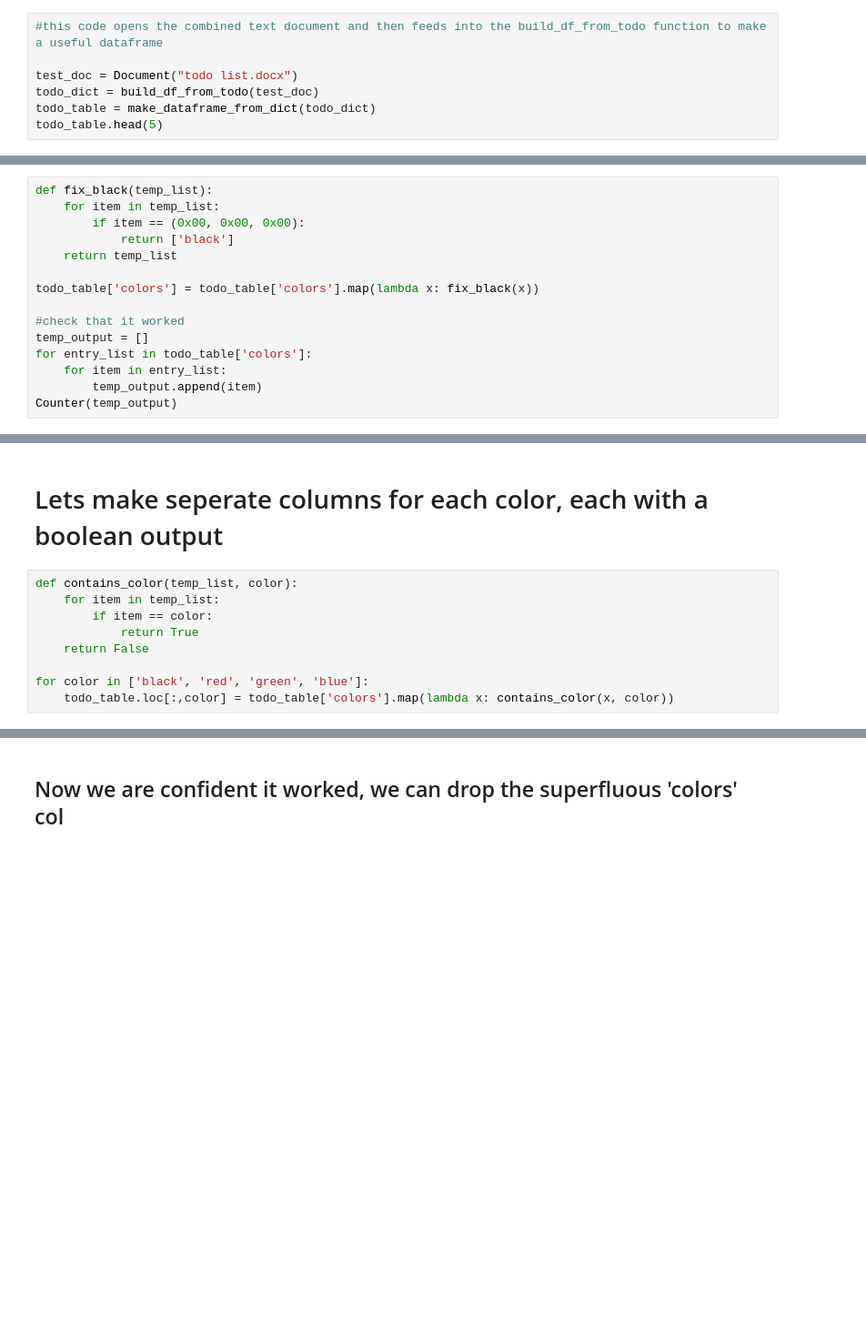
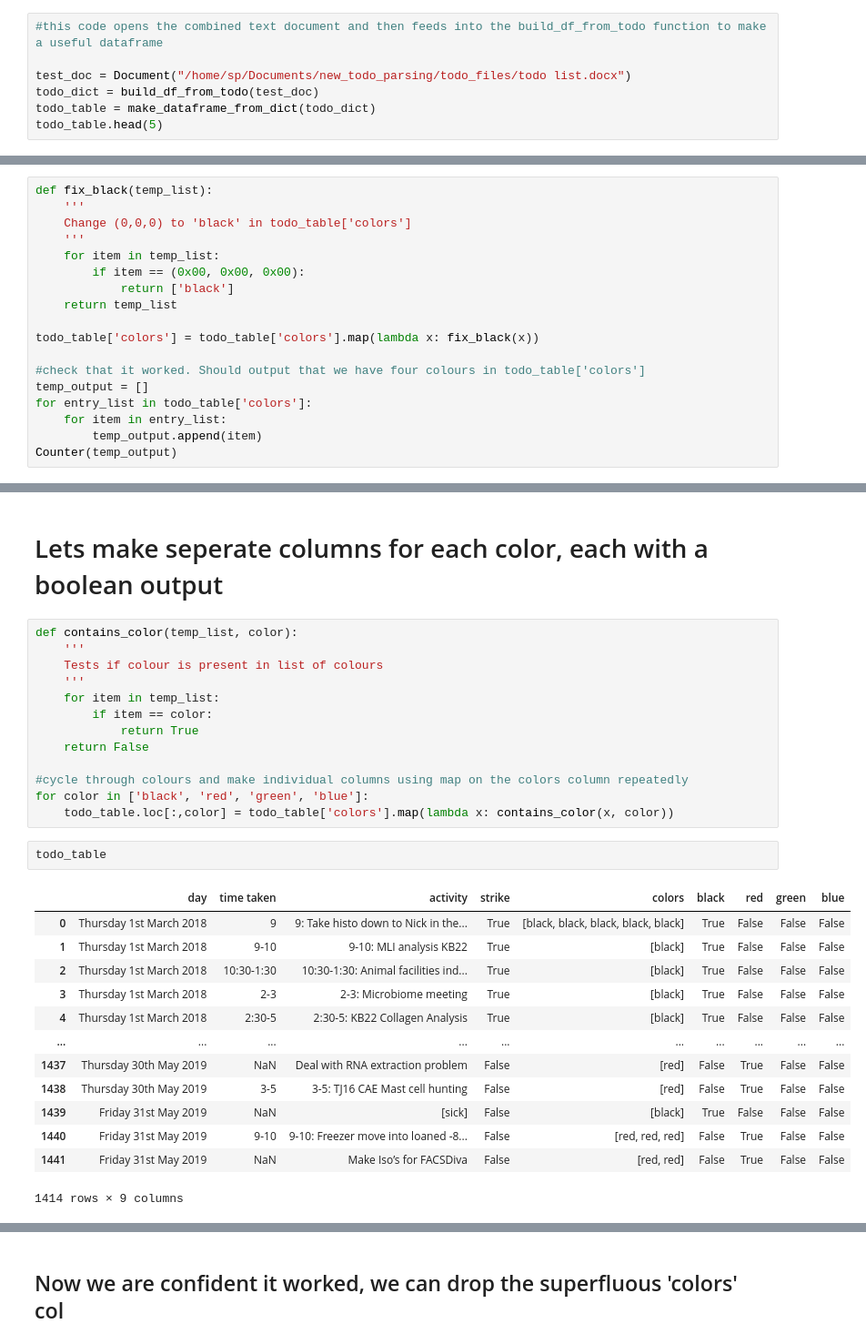
Before and after one commit to adamdoescode/todo-parsing, a Jupyter notebook: parse_and_clean.ipynb, the cells around one changed output, grey strips where cells are left out. Shown at 91% size. Saved outputs shown, nothing was run; the diff lists cells and outputs as text; blank space fills up the shorter version.

```diff
--- a/generate dataframe and clean data.ipynb
+++ b/parse_and_clean.ipynb
@@ -109,7 +122,7 @@ def build_df_from_todo(input_doc):
 # %%
 #this code opens the combined text document and then feeds into the build_df_from_todo function to make a useful dataframe
 
-test_doc = Document("todo list.docx")
+test_doc = Document("/home/sp/Documents/new_todo_parsing/todo_files/todo list.docx")
 todo_dict = build_df_from_todo(test_doc)
 todo_table = make_dataframe_from_dict(todo_dict)
 todo_table.head(5)
@@ -178,6 +192,9 @@ todo_table.loc[todo_table['colors'].map(contains_weird_vals)]
 Below code fixes that
 # %%
 def fix_black(temp_list):
+    '''
+    Change (0,0,0) to 'black' in todo_table['colors']
+    '''
     for item in temp_list:
         if item == (0x00, 0x00, 0x00):
             return ['black']
@@ -185,7 +202,7 @@ def fix_black(temp_list):
 
 todo_table['colors'] = todo_table['colors'].map(lambda x: fix_black(x))
 
-#check that it worked
+#check that it worked. Should output that we have four colours in todo_table['colors']
 temp_output = []
 for entry_list in todo_table['colors']:
     for item in entry_list:
@@ -197,12 +214,32 @@ Counter({'black': 968, 'red': 348, 'green': 85, 'blue': 810})
 # Lets make seperate columns for each color, each with a boolean output
 # %%
 def contains_color(temp_list, color):
+    '''
+    Tests if colour is present in list of colours
+    '''
     for item in temp_list:
         if item == color:
             return True
     return False
 
+#cycle through colours and make individual columns using map on the colors column repeatedly
 for color in ['black', 'red', 'green', 'blue']:
     todo_table.loc[:,color] = todo_table['colors'].map(lambda x: contains_color(x, color))
+# %%
+todo_table
+# %% [output]
+|  | day | time taken | activity | strike | colors | black | red | green | blue |
+| 0 | Thursday 1st March 2018 | 9 | 9: Take histo down to Nick in the... | True | [black, black, black, black, black] | True | False | False | False |
+| 1 | Thursday 1st March 2018 | 9-10 | 9-10: MLI analysis KB22 | True | [black] | True | False | False | False |
+| 2 | Thursday 1st March 2018 | 10:30-1:30 | 10:30-1:30: Animal facilities ind... | True | [black] | True | False | False | False |
+| 3 | Thursday 1st March 2018 | 2-3 | 2-3: Microbiome meeting | True | [black] | True | False | False | False |
+| 4 | Thursday 1st March 2018 | 2:30-5 | 2:30-5: KB22 Collagen Analysis | True | [black] | True | False | False | False |
+| ... | ... | ... | ... | ... | ... | ... | ... | ... | ... |
+| 1437 | Thursday 30th May 2019 | NaN | Deal with RNA extraction problem | False | [red] | False | True | False | False |
+| 1438 | Thursday 30th May 2019 | 3-5 | 3-5: TJ16 CAE Mast cell hunting | False | [red] | False | True | False | False |
+| 1439 | Friday 31st May 2019 | NaN | [sick] | False | [black] | True | False | False | False |
+| 1440 | Friday 31st May 2019 | 9-10 | 9-10: Freezer move into loaned -8... | False | [red, red, red] | False | True | False | False |
+| 1441 | Friday 31st May 2019 | NaN | Make Iso’s for FACSDiva | False | [red, red] | False | True | False | False |
+1414 rows × 9 columns
 # %% [markdown]
 ## Next cell checks to make sure the number of entries with a given color match between the new boolean columns and the original 'colors' column
```
Also changed, not shown: parts of 10 cells of this notebook, 11 other files.
